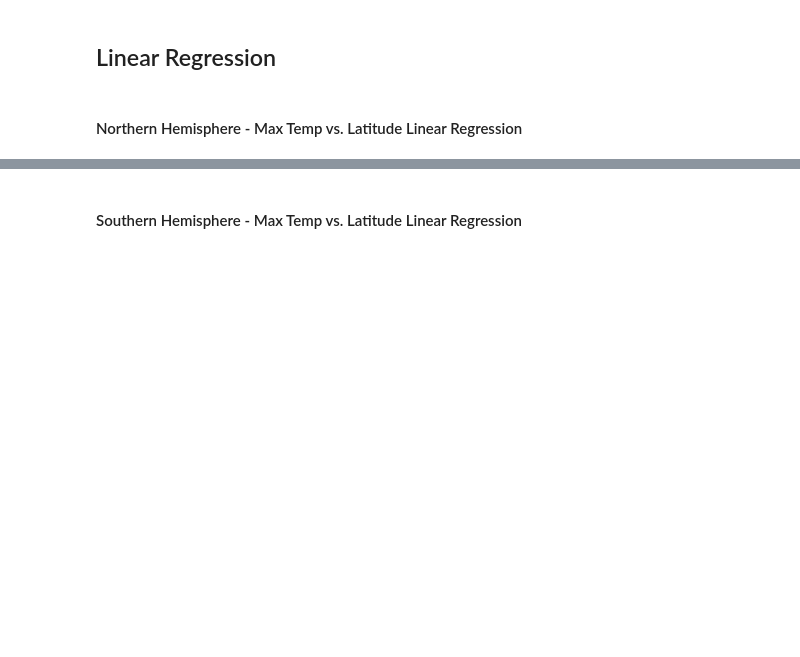
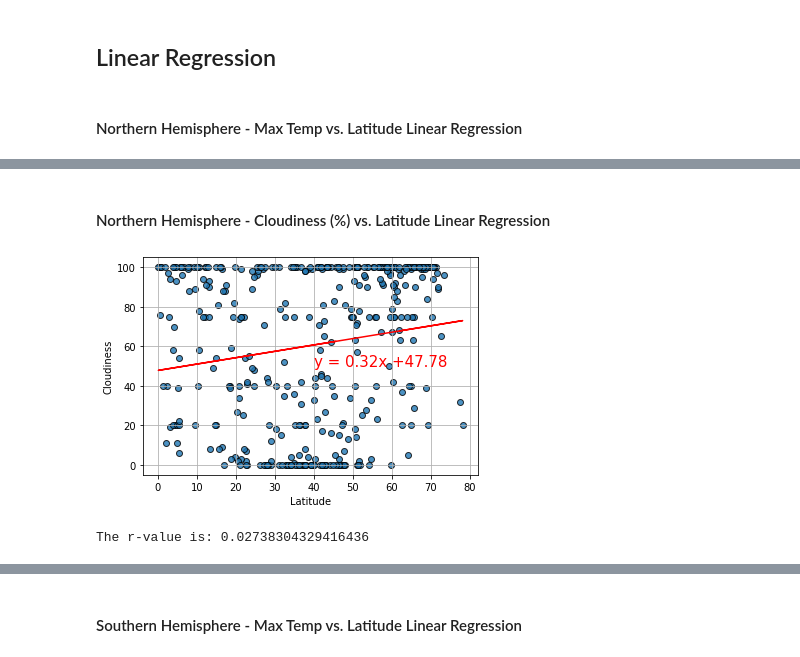
Before and after one commit to cakearns/Mod_6_Python_API_Challenge, a Jupyter notebook: starter_code/WeatherPy.ipynb, the cells around one changed output, grey strips where cells are left out. Cells and saved outputs as stored; diff of their text form; code cells hidden in the pictures; blank space fills up the shorter version.

```diff
--- a/starter_code/WeatherPy.ipynb
+++ b/starter_code/WeatherPy.ipynb
@@ -273,0 +322,8 @@ The r-value is: 0.46937863826630627
+# %% [markdown]
+####  Northern Hemisphere - Cloudiness (%) vs. Latitude Linear Regression
+# %%
+y_values=northern_df['Cloudiness']
+linear_regression(x_values, y_values, "Cloudiness", (40, 50))
+# %% [output]
+[figure, added]
+The r-value is: 0.02738304329416436
```
Also changed, not shown: parts of 24 cells of this notebook.
